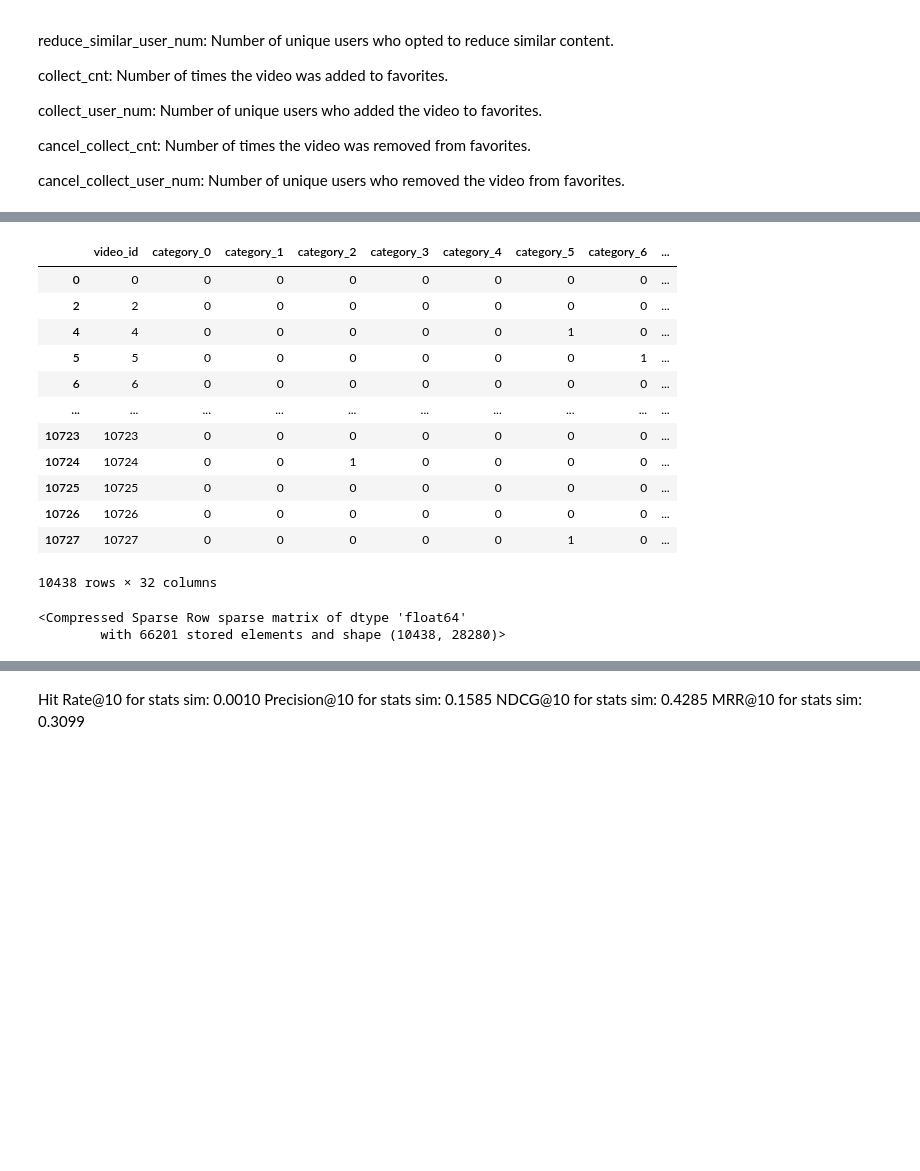
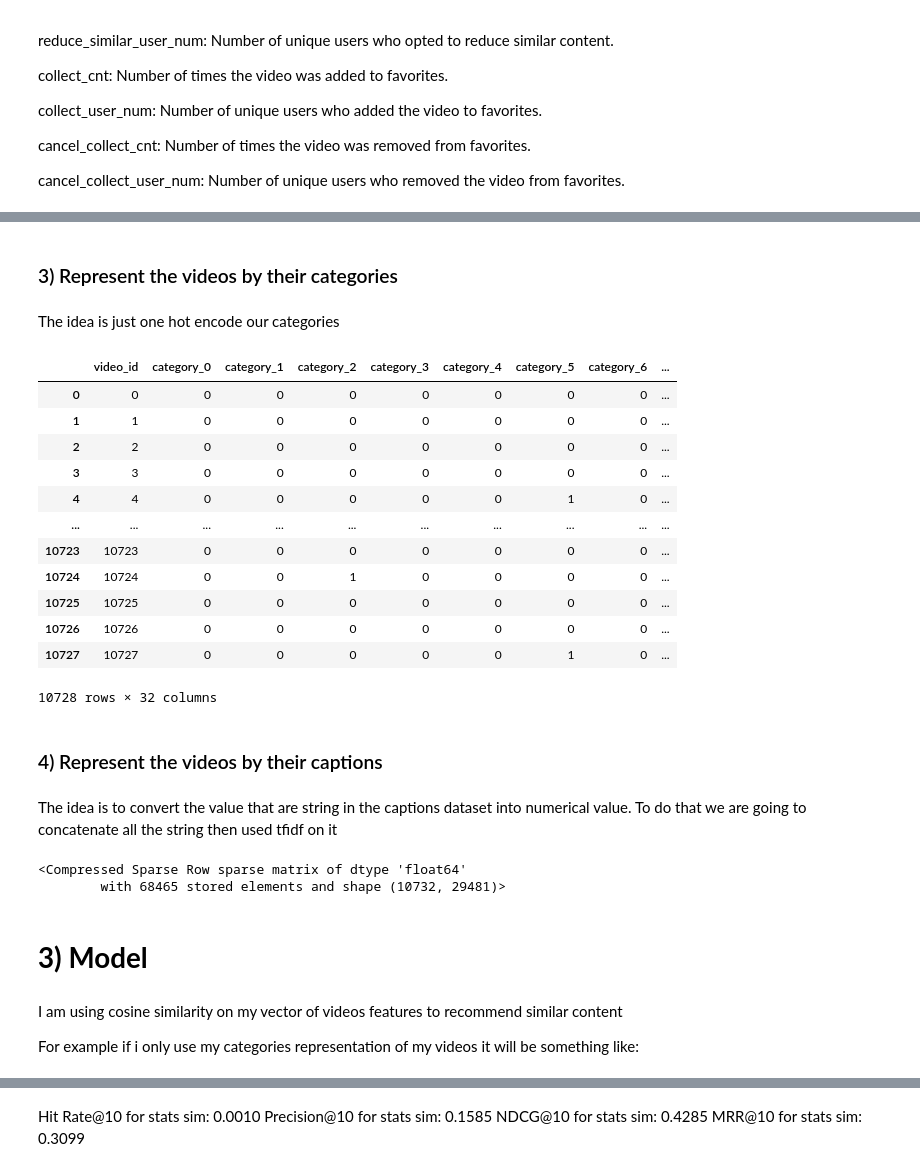
Before and after one commit to Akilson/FinalProject_2025_Baptiste_ARNOLD, a Jupyter notebook: Final_Report.ipynb, the cells around one changed output, grey strips where cells are left out. Saved outputs shown, nothing was run; the diff lists cells and outputs as text; code cells hidden in the pictures; blank space fills up the shorter version.

```diff
--- a/Final_Report.ipynb
+++ b/Final_Report.ipynb
@@ -206,14 +628,44 @@ item_daily_features['video_id'] = item_daily_features['video_id'].astype(np.int6
 # %%
 # videos represent by their metadata
-video_metadata = item_daily_features[['video_id', 'author_id', 'video_type', 'upload_dt', 'visible_status', 'video_duration', 'video_width', 'video_height', 'music_id']] # maybe add upload_type
+video_metadata = item_daily_features[['video_id', 'author_id', 'video_type', 'visible_status', 'video_duration', 'video_width', 'video_height']]
 video_metadata = video_metadata.drop_duplicates(subset=['video_id'])
 
 # Convert video type to int meaning if it is AD it is 0 and if it is NORMAL 1
 video_metadata['video_type'] = video_metadata['video_type'].apply(lambda x: 1 if x == 'NORMAL' else 0)
-video_metadata['visible_status'] = video_metadata['visible_status'].apply(lambda x: 1 if x == 'public' else 0)
-video_metadata['upload_dt'] = pd.to_datetime(video_metadata['upload_dt'], format='%Y-%m-%d')
-video_metadata['upload_dt'] = video_metadata['upload_dt'].astype('int64') // 10**9
+# Create one category per video type
+video_metadata['public'] = 0
+video_metadata['private'] = 0
+video_metadata['only_friends'] = 0
+video_metadata['public'] = video_metadata['visible_status'].apply(lambda x: 1 if x == 'public' else 0)
+video_metadata['private'] = video_metadata['visible_status'].apply(lambda x: 1 if x == 'private' else 0)
+video_metadata['only_friends'] = video_metadata['visible_status'].apply(lambda x: 1 if x == 'only friends' else 0)
+video_metadata.drop(columns=['visible_status'], inplace=True)
 video_metadata.dropna(inplace=True)
 video_metadata.reset_index(drop=True, inplace=True)
-video_metadata
+
+# Using the range split we got in the data analysis
+# We can create a category for each range of video_duration
+time_range = {0: (0.0223, 1.011), 1: (1.011, 1.172), 2: (1.172, 1.316), 3: (1.316, 1.467), 4: (1.467, 1.606), 5: (1.606, 1.756), 6: (1.756, 1.922), 7: (1.922, 2.266), 8: (2.266, 4.04), 9: (4.04, 52.512)}
+for i in time_range.keys():
+    video_metadata[f'time_category_{i}'] = 0
+for i in time_range.keys():
+    video_metadata.loc[(video_metadata['video_duration'] >= time_range[i][0]) & (video_metadata['video_duration'] < time_range[i][1]), f'time_category_{i}'] = 1
+video_metadata.drop(columns=['video_duration'], inplace=True)
+video_metadata_1 = video_metadata.copy()
+video_metadata_1.drop(columns=['author_id', 'video_width', 'video_height'], inplace=True)
+print(video_metadata_1.head(3))
+print("----------------------")
+
+for id in video_metadata['author_id'].unique():
+    video_metadata[f'author_id_{id}'] = 0
+for i in video_metadata['author_id'].unique():
+    video_metadata.loc[video_metadata['author_id'] == i, f'author_id_{i}'] = 1
+video_metadata.drop(columns=['author_id'], inplace=True)
+video_metadata_2 = video_metadata.copy()
+video_metadata_2.drop(columns=['video_width', 'video_height'], inplace=True)
+print(video_metadata_2.head(3))
+print("----------------------")
+
+video_metadata_3 = video_metadata
+print(video_metadata_3.head(3))
 # %% [output]
@@ -287,37 +830,45 @@ videos_stats
+# %% [markdown]
+### 3) Represent the videos by their categories
+# %% [markdown]
+The idea is just one hot encode our categories
 # %%
 # videos represent by their categories
-categories = categories[categories['video_id'].isin(common_video_ids)]
+# categories = categories[categories['video_id'].isin(common_video_ids)]
 for i in range (31):
     categories['category_' + str(i)] = 0
 
 categories['feat'] = categories['feat'].apply(ast.literal_eval)
 for index, row in categories.iterrows():
     # Get the list of features for the current row
     features = row['feat']
 
     # Set the corresponding category columns to 1
     for feat in features:
         col_name = f'category_{feat}'
         if col_name in categories.columns:
             categories.at[index, col_name] = 1
 categories.drop(columns=['feat'], inplace=True)
 categories
 # %% [output]
 |  | video_id | category_0 | category_1 | category_2 | category_3 | category_4 | category_5 | category_6 | ... |
 | 0 | 0 | 0 | 0 | 0 | 0 | 0 | 0 | 0 | ... |
+| 1 | 1 | 0 | 0 | 0 | 0 | 0 | 0 | 0 | ... |
 | 2 | 2 | 0 | 0 | 0 | 0 | 0 | 0 | 0 | ... |
+| 3 | 3 | 0 | 0 | 0 | 0 | 0 | 0 | 0 | ... |
 | 4 | 4 | 0 | 0 | 0 | 0 | 0 | 1 | 0 | ... |
-| 5 | 5 | 0 | 0 | 0 | 0 | 0 | 0 | 1 | ... |
-| 6 | 6 | 0 | 0 | 0 | 0 | 0 | 0 | 0 | ... |
 | ... | ... | ... | ... | ... | ... | ... | ... | ... | ... |
 | 10723 | 10723 | 0 | 0 | 0 | 0 | 0 | 0 | 0 | ... |
 | 10724 | 10724 | 0 | 0 | 1 | 0 | 0 | 0 | 0 | ... |
 | 10725 | 10725 | 0 | 0 | 0 | 0 | 0 | 0 | 0 | ... |
 | 10726 | 10726 | 0 | 0 | 0 | 0 | 0 | 0 | 0 | ... |
 | 10727 | 10727 | 0 | 0 | 0 | 0 | 0 | 1 | 0 | ... |
-10438 rows × 32 columns
+10728 rows × 32 columns
+# %% [markdown]
+### 4) Represent the videos by their captions
+# %% [markdown]
+The idea is to convert the value that are string in the captions dataset into numerical value. To do that we are going to concatenate all the string then used tfidf on it
 # %%
-caption = caption[caption['video_id'].isin(common_video_ids)]
+# caption = caption[caption['video_id'].isin(common_video_ids)]
 
 def combine_text_fields(row):
     fields = [
@@ -337,4 +888,10 @@ tfidf_matrix = vectorizer.fit_transform(caption['text'])
 tfidf_matrix
 # %% [output]
 <Compressed Sparse Row sparse matrix of dtype 'float64'
-        with 66201 stored elements and shape (10438, 28280)>
+        with 68465 stored elements and shape (10732, 29481)>
+# %% [markdown]
+# **3) Model**
+# %% [markdown]
+I am using cosine similarity on my vector of videos features to recommend similar content
+
+For example if i only use my categories representation of my videos it will be something like:
```
Also changed, not shown: parts of 74 cells of this notebook.
